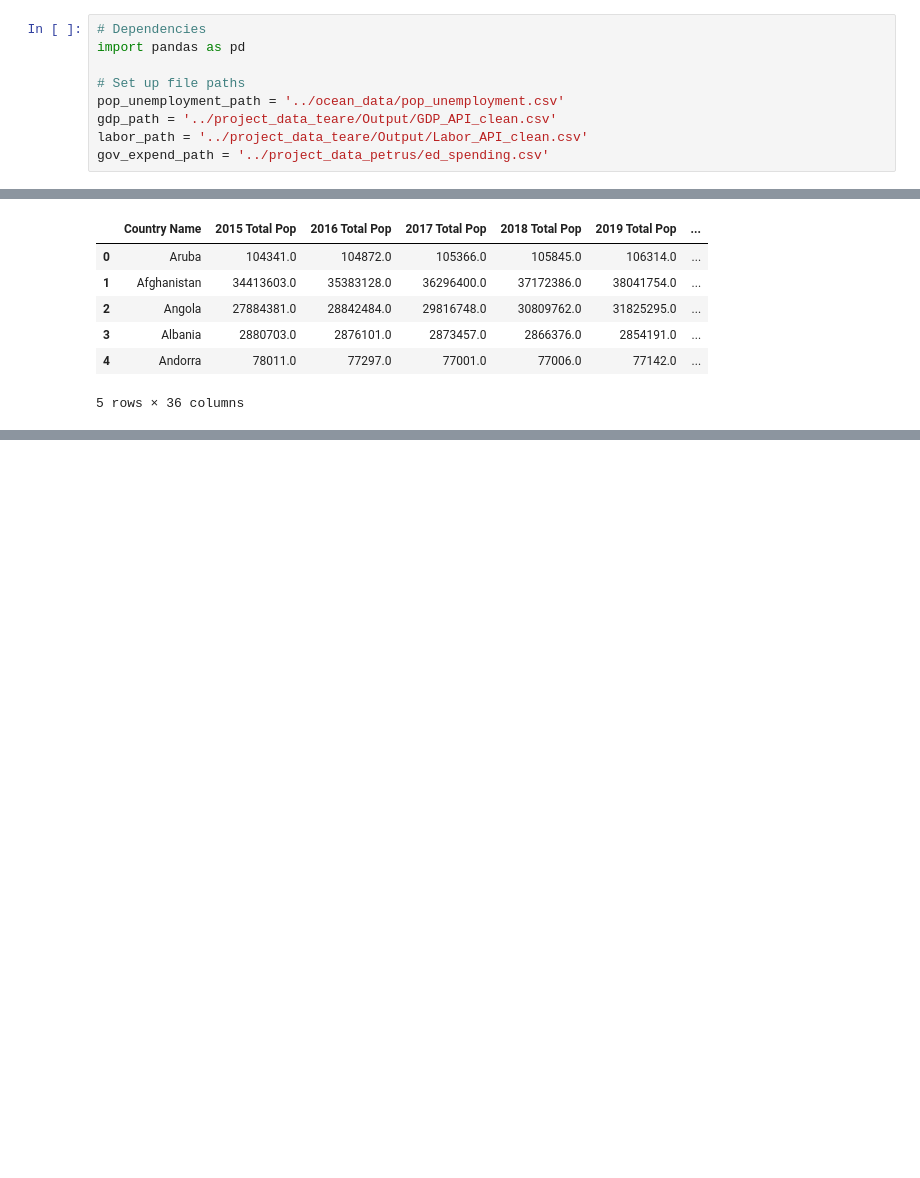
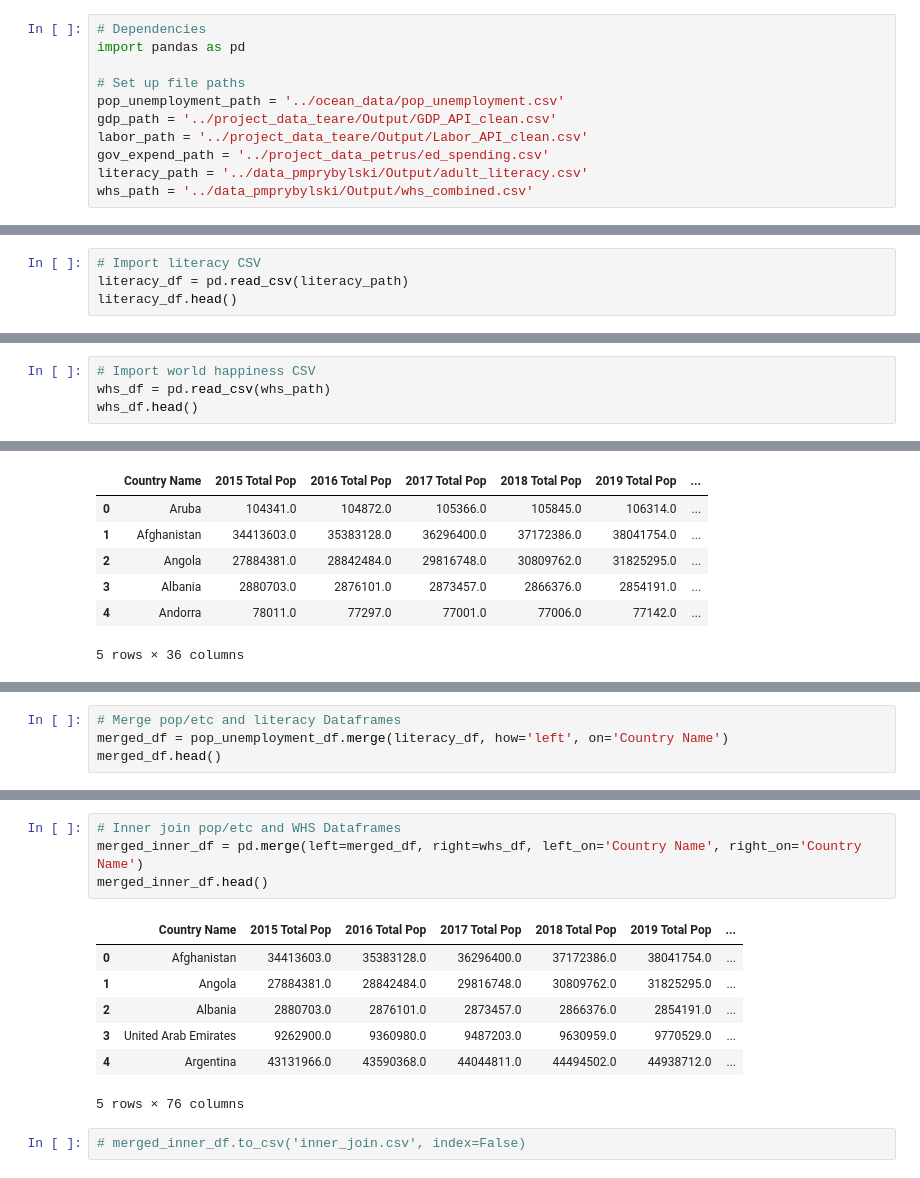
Before and after one commit to patpetrus/project-1-group-5, a Jupyter notebook: ocean_data/merge.ipynb, the cells around one changed output, grey strips where cells are left out. Cells and saved outputs as stored; diff of their text form; blank space fills up the shorter version.

```diff
--- a/ocean_data/merge.ipynb
+++ b/ocean_data/merge.ipynb
@@ -7,6 +7,8 @@ pop_unemployment_path = '../ocean_data/pop_unemployment.csv'
 gdp_path = '../project_data_teare/Output/GDP_API_clean.csv'
 labor_path = '../project_data_teare/Output/Labor_API_clean.csv'
 gov_expend_path = '../project_data_petrus/ed_spending.csv'
+literacy_path = '../data_pmprybylski/Output/adult_literacy.csv'
+whs_path = '../data_pmprybylski/Output/whs_combined.csv'
 # %%
 # Import population and unemployment CSVs
 pop_unemployment_df = pd.read_csv(pop_unemployment_path)
@@ -66,3 +68,7 @@ gov_expend_df.head()
 | 3 | American Samoa | NaN | NaN | NaN | NaN | ... |
 | 4 | Andorra | 3.28035 | 3.23707 | 3.21709 | 3.24672 | ... |
 5 rows × 21 columns
+# %%
+# Import literacy CSV
+literacy_df = pd.read_csv(literacy_path)
+literacy_df.head()
@@ -68,0 +82,4 @@ gov_expend_df.head()
+# %%
+# Import world happiness CSV
+whs_df = pd.read_csv(whs_path)
+whs_df.head()
@@ -102,3 +126,7 @@ pop_unemployment_df.head()
 | 3 | Albania | 2880703.0 | 2876101.0 | 2873457.0 | 2866376.0 | 2854191.0 | ... |
 | 4 | Andorra | 78011.0 | 77297.0 | 77001.0 | 77006.0 | 77142.0 | ... |
 5 rows × 56 columns
+# %%
+# Merge pop/etc and literacy Dataframes
+merged_df = pop_unemployment_df.merge(literacy_df, how='left', on='Country Name')
+merged_df.head()
@@ -104,0 +141,14 @@ pop_unemployment_df.head()
+# %%
+# Inner join pop/etc and WHS Dataframes
+merged_inner_df = pd.merge(left=merged_df, right=whs_df, left_on='Country Name', right_on='Country Name')
+merged_inner_df.head()
+# %% [output]
+|  | Country Name | 2015 Total Pop | 2016 Total Pop | 2017 Total Pop | 2018 Total Pop | 2019 Total Pop | ... |
+| 0 | Afghanistan | 34413603.0 | 35383128.0 | 36296400.0 | 37172386.0 | 38041754.0 | ... |
+| 1 | Angola | 27884381.0 | 28842484.0 | 29816748.0 | 30809762.0 | 31825295.0 | ... |
+| 2 | Albania | 2880703.0 | 2876101.0 | 2873457.0 | 2866376.0 | 2854191.0 | ... |
+| 3 | United Arab Emirates | 9262900.0 | 9360980.0 | 9487203.0 | 9630959.0 | 9770529.0 | ... |
+| 4 | Argentina | 43131966.0 | 43590368.0 | 44044811.0 | 44494502.0 | 44938712.0 | ... |
+5 rows × 76 columns
+# %%
+# merged_inner_df.to_csv('inner_join.csv', index=False)
```
Also changed, not shown: parts of 5 cells of this notebook, 4 other files.
